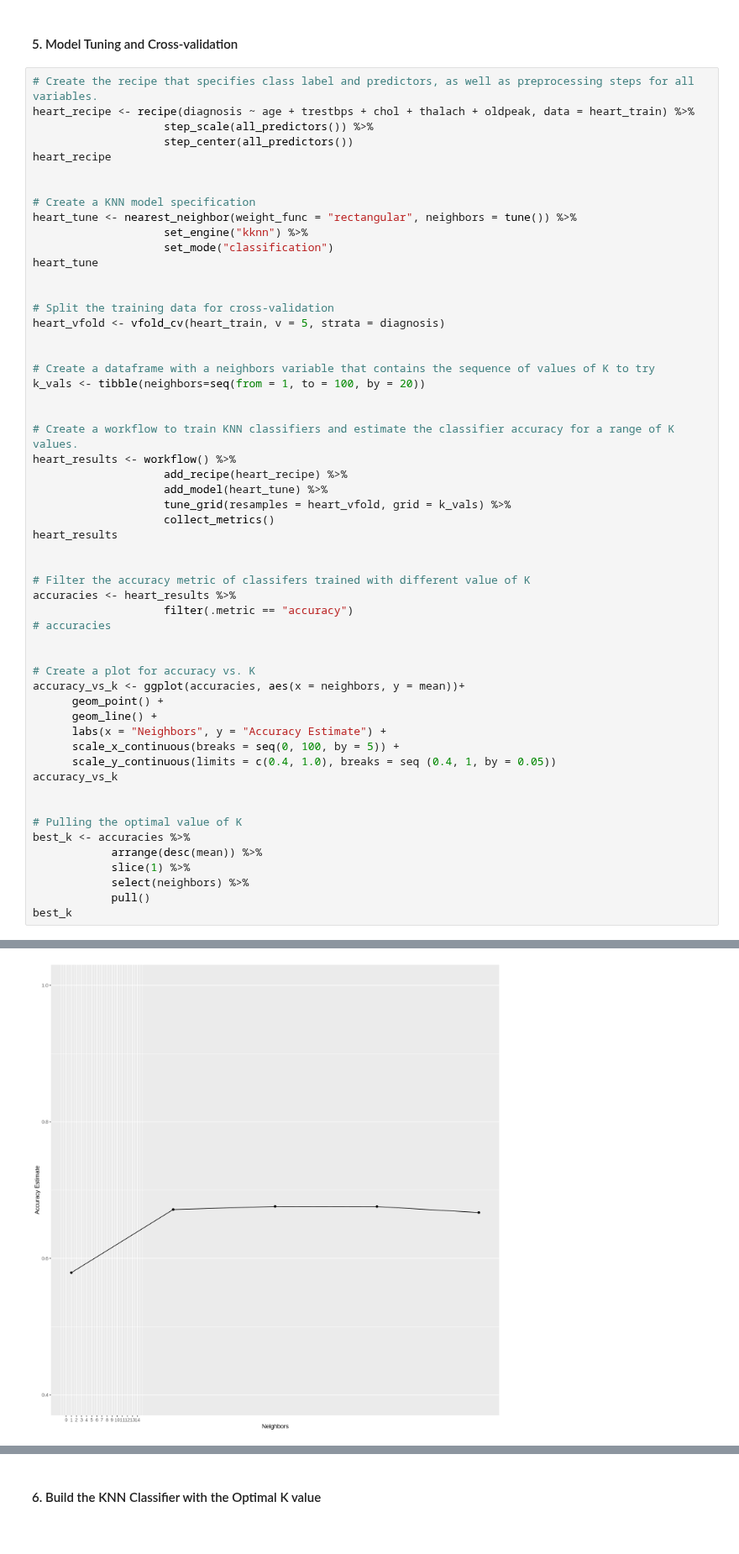
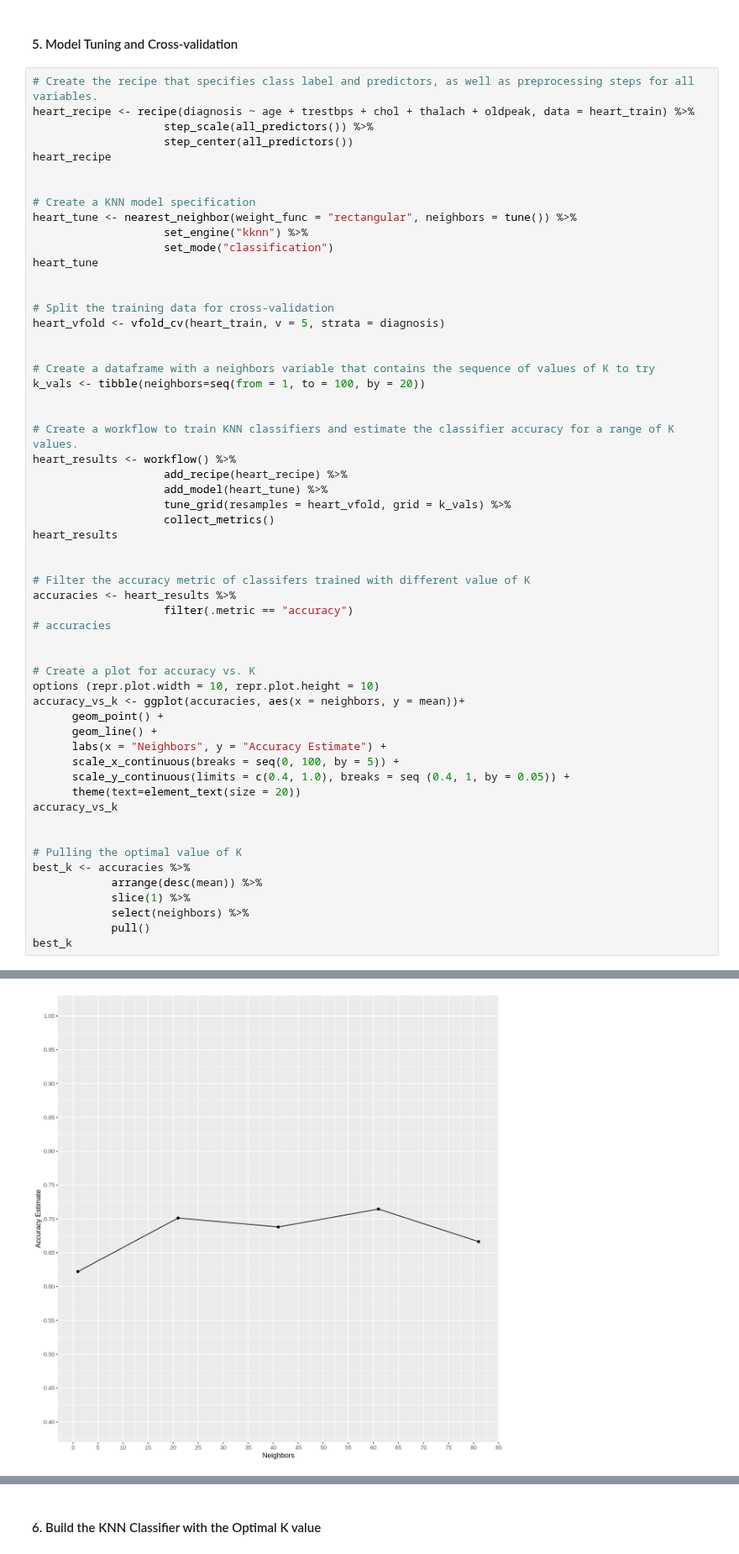
Before and after one commit to acholj/Updated-DSCI-Group-Project, a Jupyter notebook: Heart_Disease_Report.ipynb, the cells around one changed output, grey strips where cells are left out. Shown at 84% size. Cells and saved outputs as stored; diff of their text form.

```diff
--- a/Heart_Disease_Report.ipynb
+++ b/Heart_Disease_Report.ipynb
@@ -240,12 +240,14 @@ accuracies <- heart_results %>%
 
 
 # Create a plot for accuracy vs. K
+options (repr.plot.width = 10, repr.plot.height = 10)
 accuracy_vs_k <- ggplot(accuracies, aes(x = neighbors, y = mean))+
       geom_point() +
       geom_line() +
       labs(x = "Neighbors", y = "Accuracy Estimate") +
       scale_x_continuous(breaks = seq(0, 100, by = 5)) +
-      scale_y_continuous(limits = c(0.4, 1.0), breaks = seq (0.4, 1, by = 0.05))
+      scale_y_continuous(limits = c(0.4, 1.0), breaks = seq (0.4, 1, by = 0.05)) +
+      theme(text=element_text(size = 20))
 accuracy_vs_k
 
 
@@ -313 +304 @@ A tibble: 1 × 1
-[figure, old version]
+[figure, new version]
```
Also changed, not shown: parts of 3 cells of this notebook.
